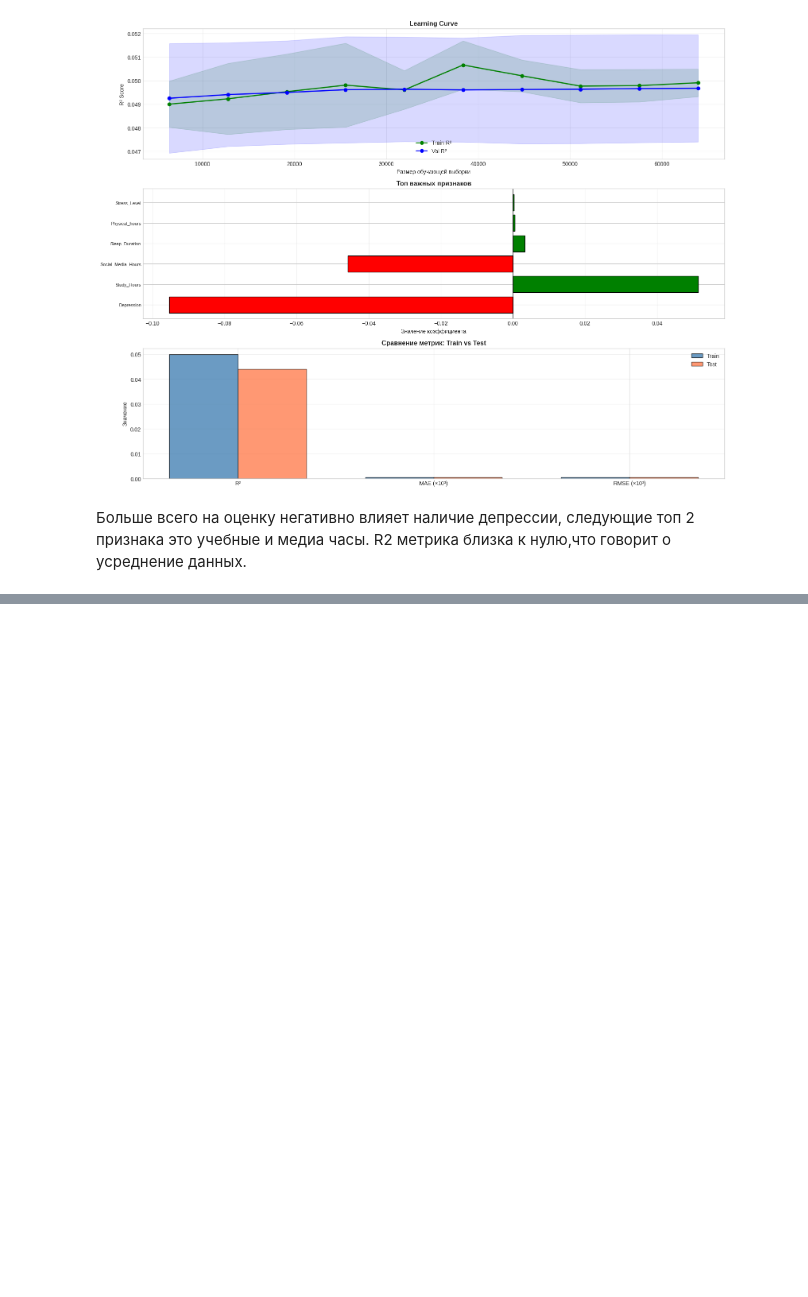
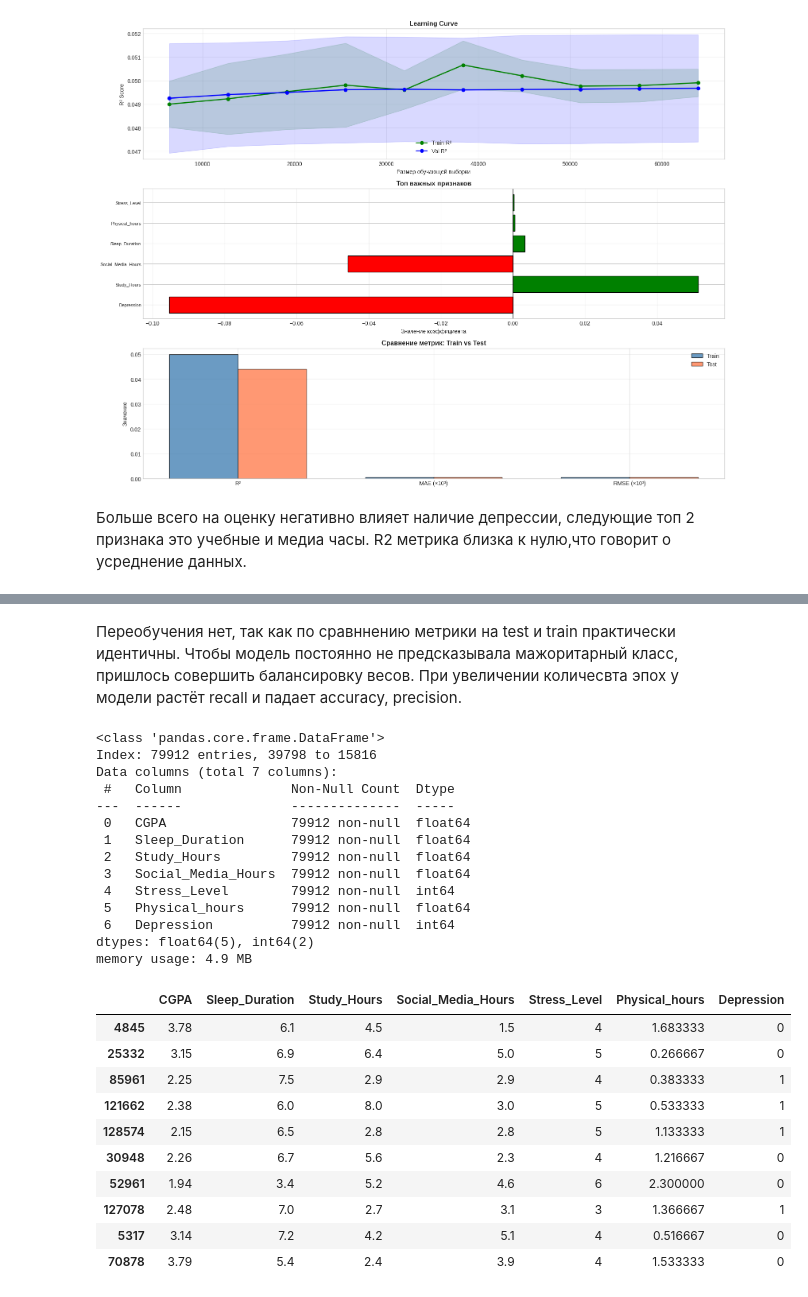
Before and after one commit to TaySon-7/APEX-Analytics, a Jupyter notebook: lab1.ipynb, the cells around one changed output, grey strips where cells are left out. Saved outputs shown, nothing was run; the diff lists cells and outputs as text; code cells hidden in the pictures; blank space fills up the shorter version.

```diff
--- a/lab1.ipynb
+++ b/lab1.ipynb
@@ -569 +616,51 @@ df_merged = pd.concat([sample_10_percent, filteres_df_true], ignore_index=True)
+# %% [markdown]
+Переобучения нет, так как по сравннению метрики на test и train практически идентичны. Чтобы модель постоянно не предсказывала мажоритарный класс, пришлось совершить балансировку весов. При увеличении количесвта эпох у модели растёт recall и падает accuracy, precision.
+# %%
+y = df_for_linear["Depression"]
+X = df_for_linear.drop(columns=['Depression'])
+X_train, X_test, y_train, y_test = train_test_split(
+    X, y, test_size=0.2, random_state=42, shuffle=True
+)
+df_merged = pd.concat([X_train, y_train], axis=1)
+df_merged.info() # делаем oversampling класса меньшинства
+df_majority = df_merged[df_for_linear['Depression'] == 0]  # большинство (90)
+df_minority = df_merged[df_for_linear['Depression'] == 1]  # меньшинство (10)
+
+# Oversampling: увеличиваем миноритарный класс до размера мажоритарного
+df_minority_oversampled = df_minority.sample(
+    n=len(df_majority),  # столько же, сколько в мажоритарном
+    replace=True,        # с повторением
+    random_state=42
+)
+
+# Объединяем
+df_merged = pd.concat([df_majority, df_minority_oversampled], ignore_index=True)
+df_merged = df_merged.sample(frac=1, random_state=42)
+df_merged.head(10)
+# %% [output]
+<class 'pandas.core.frame.DataFrame'>
+Index: 79912 entries, 39798 to 15816
+Data columns (total 7 columns):
+ #   Column              Non-Null Count  Dtype
+---  ------              --------------  -----
+ 0   CGPA                79912 non-null  float64
+ 1   Sleep_Duration      79912 non-null  float64
+ 2   Study_Hours         79912 non-null  float64
+ 3   Social_Media_Hours  79912 non-null  float64
+ 4   Stress_Level        79912 non-null  int64
+ 5   Physical_hours      79912 non-null  float64
+ 6   Depression          79912 non-null  int64
+dtypes: float64(5), int64(2)
+memory usage: 4.9 MB
+|  | CGPA | Sleep_Duration | Study_Hours | Social_Media_Hours | Stress_Level | Physical_hours | Depression |
+| 4845 | 3.78 | 6.1 | 4.5 | 1.5 | 4 | 1.683333 | 0 |
+| 25332 | 3.15 | 6.9 | 6.4 | 5.0 | 5 | 0.266667 | 0 |
+| 85961 | 2.25 | 7.5 | 2.9 | 2.9 | 4 | 0.383333 | 1 |
+| 121662 | 2.38 | 6.0 | 8.0 | 3.0 | 5 | 0.533333 | 1 |
+| 128574 | 2.15 | 6.5 | 2.8 | 2.8 | 5 | 1.133333 | 1 |
+| 30948 | 2.26 | 6.7 | 5.6 | 2.3 | 4 | 1.216667 | 0 |
+| 52961 | 1.94 | 3.4 | 5.2 | 4.6 | 6 | 2.300000 | 0 |
+| 127078 | 2.48 | 7.0 | 2.7 | 3.1 | 3 | 1.366667 | 1 |
+| 5317 | 3.14 | 7.2 | 4.2 | 5.1 | 4 | 0.516667 | 0 |
+| 70878 | 3.79 | 5.4 | 2.4 | 3.9 | 4 | 1.533333 | 0 |
 # %%
```
Also changed, not shown: parts of 12 cells of this notebook.
